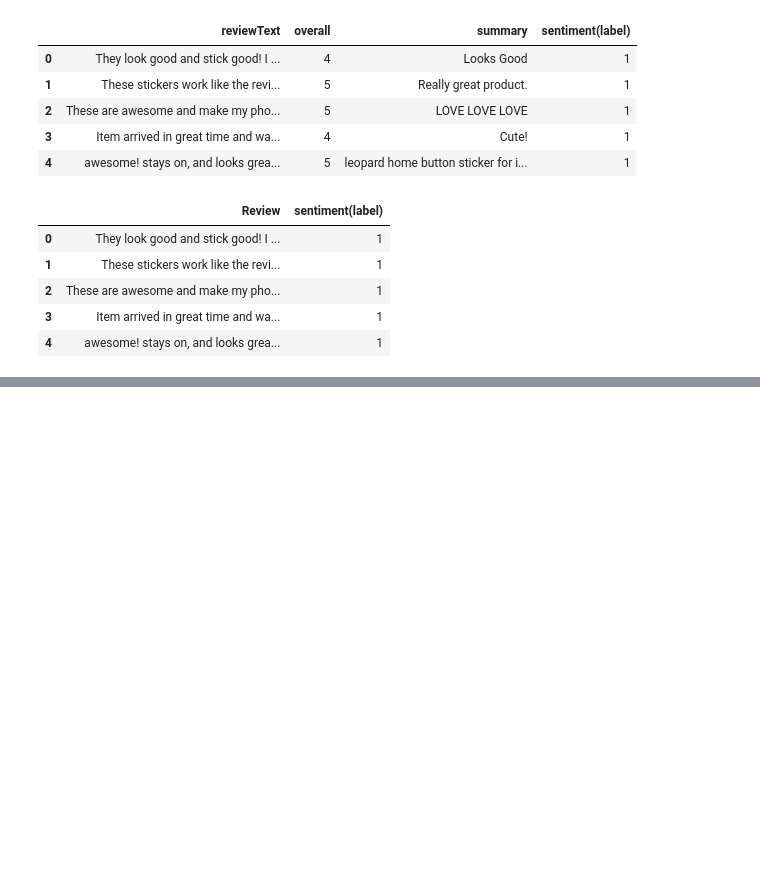
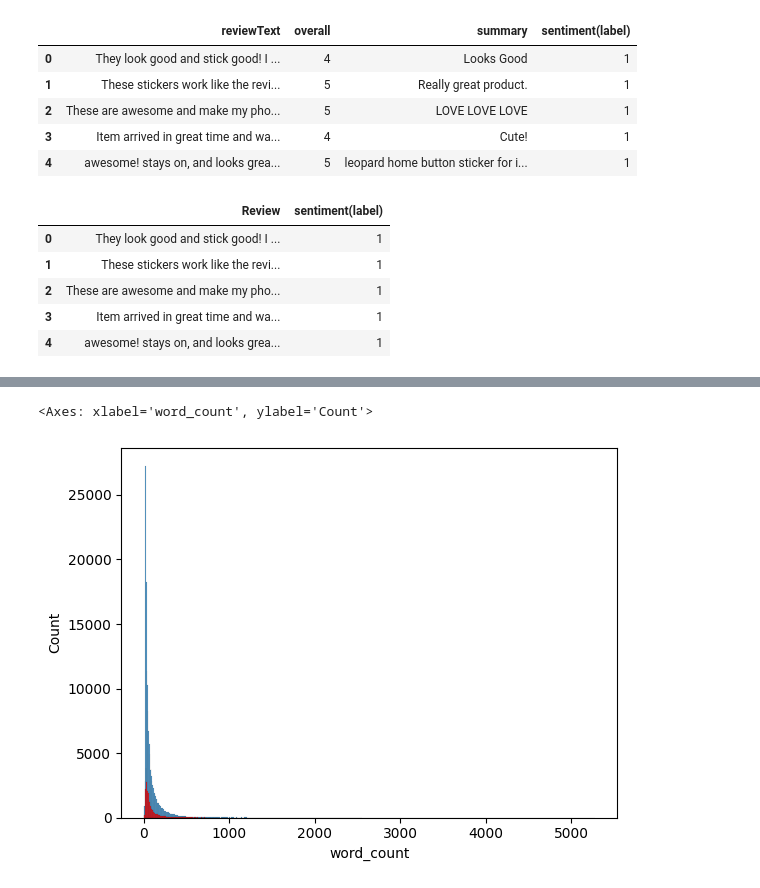
Before and after one commit to Omkar-Arch/AMAZON-REVIEW-SENTIMENT-ANALYSIS, a Jupyter notebook: notebook2.ipynb, the cells around one changed output, grey strips where cells are left out. Saved outputs shown, nothing was run; the diff lists cells and outputs as text; code cells hidden in the pictures; blank space fills up the shorter version.

```diff
--- a/notebook2.ipynb
+++ b/notebook2.ipynb
@@ -123,0 +231,7 @@ df.head()
+# %%
+sns.histplot(df[df['sentiment(label)']==1]['word_count']) #Positive reviews
+
+sns.histplot(df[df['sentiment(label)']==0]['word_count'], color='red') #Negative reviews
+# %% [output]
+<Axes: xlabel='word_count', ylabel='Count'>
+[figure, added]
```
Also changed, not shown: parts of 22 cells of this notebook, 1 other file.
